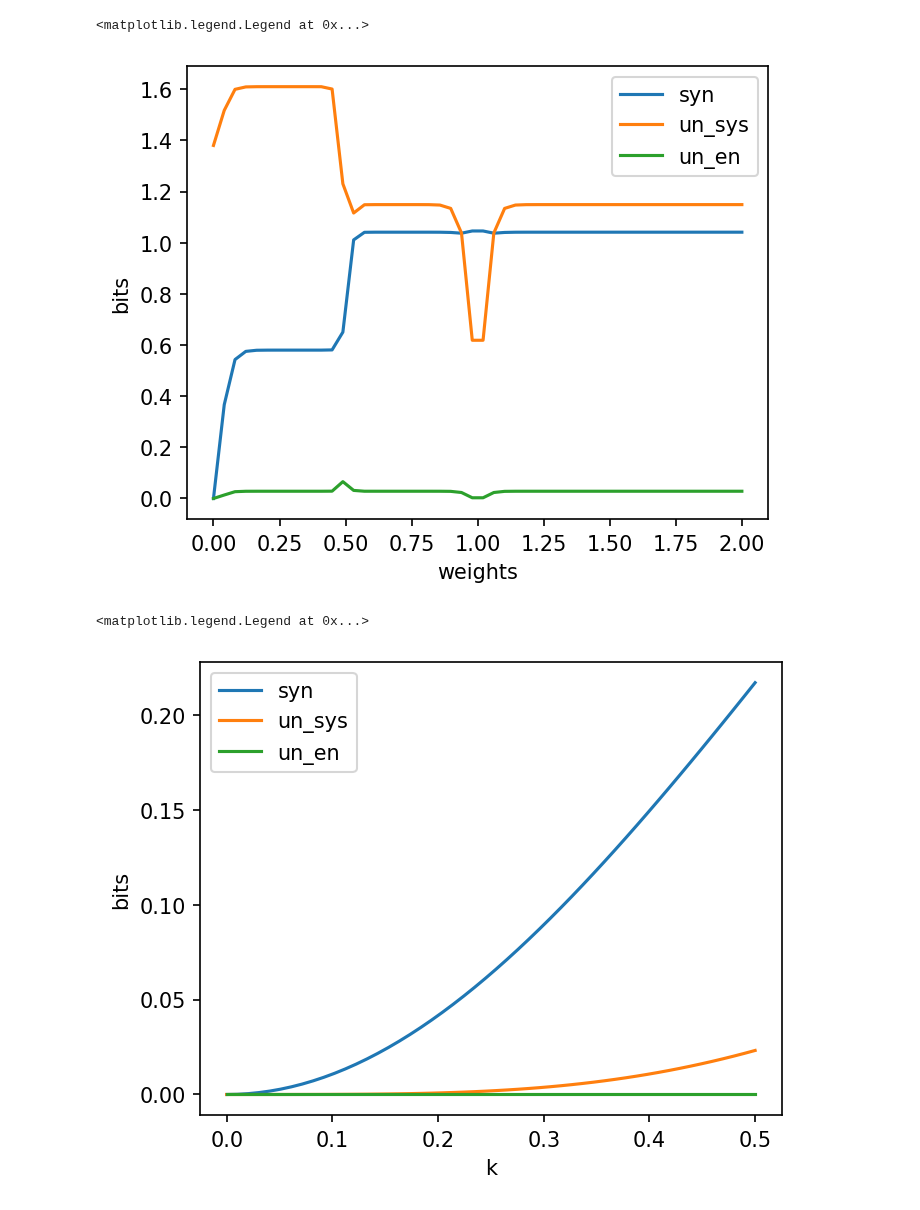
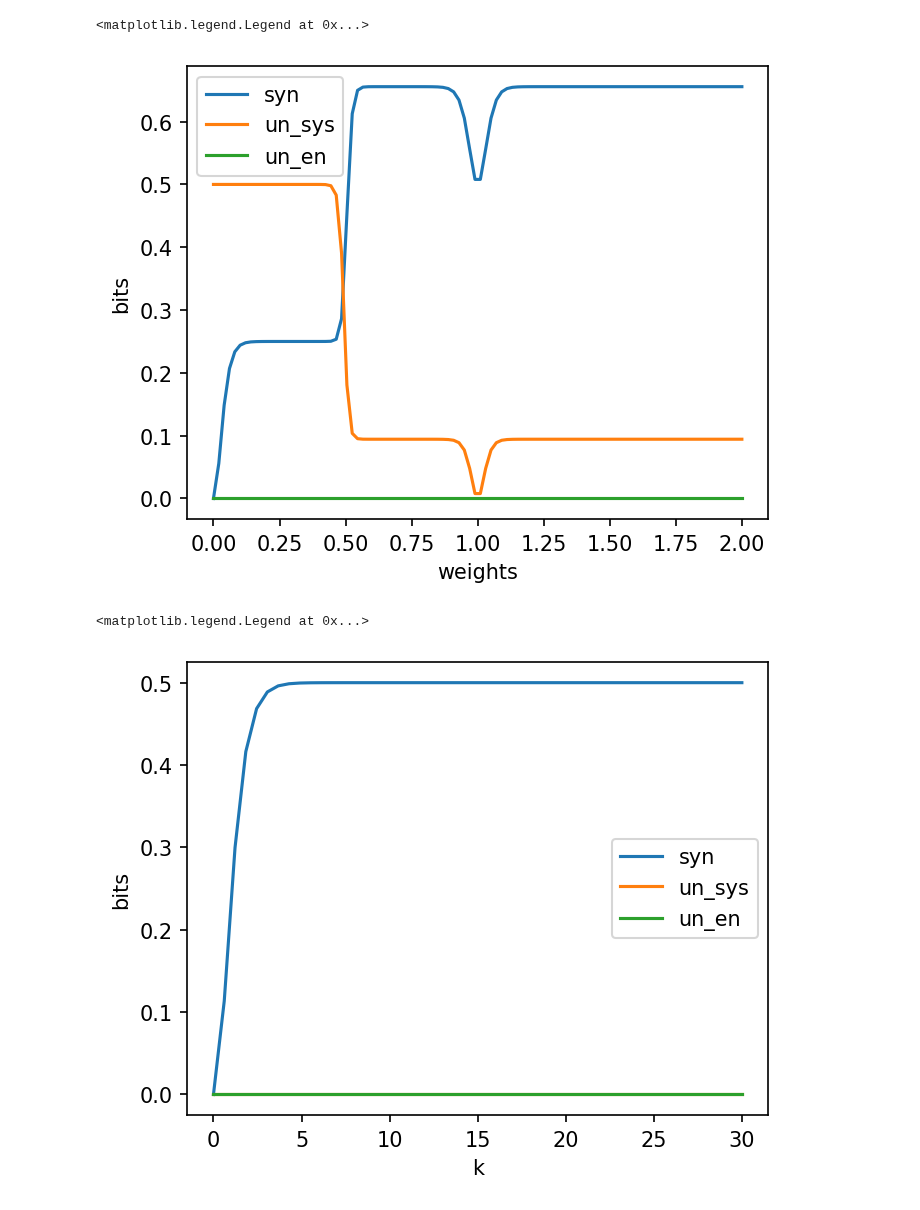
Before and after one commit to Lyn1216/Local-EI-project, a Jupyter notebook: exp/bool_network/grn/iit_syn_dyn.ipynb, the cells around one changed output. Saved outputs shown, nothing was run; the diff lists cells and outputs as text; code cells hidden in the pictures.

```diff
--- a/exp/bool_network/grn/iit_syn_dyn.ipynb
+++ b/exp/bool_network/grn/iit_syn_dyn.ipynb
@@ -63,18 +63,21 @@ k = 1
 w = 0.1
 
 def tpm_syn(k, w):
-    w_1a_b = w
-    w_2a_b = w
-    w_1b_c = w
-    w_2b_c = w
+    w_1a_b = 0
+    w_2a_b = 0
+    w_2c_b = 0
+    w_1b_c = 0
+    w_2b_c = 0
     w_1c_a = w
     w_2c_a = w
-    w_a_b = 1 - w
-    w_b_c = 1 - w
+    w_2b_a = 0
+    w_a_b = 0
+    w_b_c = 0
     w_c_a = 1 - w
     w_a_a = 1 - w
-    w_b_b = 1 - w
-    w_c_c = 1 - w
+    w_b_b = 0
+    w_c_c = 0
+    w_c_b = 0
     tpm_list = []
     for j in ['a', 'b', 'c', '1', '2']:
         tpm = np.zeros([32,2])
@@ -84,7 +87,7 @@ def tpm_syn(k, w):
             if j=='a':
                 term = w_1c_a*in_ls[2]*in_ls[3] + w_2c_a*in_ls[2]*in_ls[4] + w_c_a*in_ls[2] + w_a_a*in_ls[0]
             elif j=='b':
-                term = w_1a_b*in_ls[0]*in_ls[3] + w_2a_b*in_ls[0]*in_ls[4] + w_a_b*in_ls[0] + w_b_b*in_ls[1]
+                term = w_1a_b*in_ls[0]*in_ls[3] + w_2c_b*in_ls[2]*in_ls[4] + w_a_b*in_ls[0] + w_b_b*in_ls[1] + w_c_b*in_ls[2]
             elif j=='c':
                 term = w_1b_c*in_ls[1]*in_ls[3] + w_2b_c*in_ls[1]*in_ls[4] + w_b_c*in_ls[1] + w_c_c*in_ls[2]
             else:
@@ -104,31 +107,31 @@ def tpm_syn(k, w):
 # %%
 syn_list = []
 un_sys_list = []
 un_en_list = []
-w_axis = np.linspace(0, 2, 50)
+w_axis = np.linspace(0, 2, 100)
 for w in w_axis:
 
     tpm_v = tpm_syn(k=30, w=w)
     un_sys, un_en, syn, tpm_dic = iit_tpm_cal(tpm_v, mech_size=3, en_size=2)
     syn_list.append(syn)
     un_sys_list.append(un_sys)
     un_en_list.append(un_en)
 
 plt.figure(figsize=(5,4),dpi=150)
 plt.plot(w_axis, syn_list, label='syn')
 plt.plot(w_axis, un_sys_list, label="un_sys")
 plt.plot(w_axis, un_en_list, label="un_en")
 plt.xlabel('weights')
 plt.ylabel('bits')
 plt.legend()
 # %% [output]
 <matplotlib.legend.Legend at 0x...>
-[figure, old version]
+[figure, new version]
 # %%
 syn_list = []
 un_sys_list = []
 un_en_list = []
-k_axis = np.linspace(0, 0.5, 50)
+k_axis = np.linspace(0, 30, 50)
 for k in k_axis:
 
     tpm_v = tpm_syn(k=k, w=1)
@@ -146,4 +149,4 @@ plt.ylabel('bits')
 plt.legend()
 # %% [output]
 <matplotlib.legend.Legend at 0x...>
-[figure, old version]
+[figure, new version]
```
Also changed, not shown: parts of 2 cells of this notebook, 3 other files.
